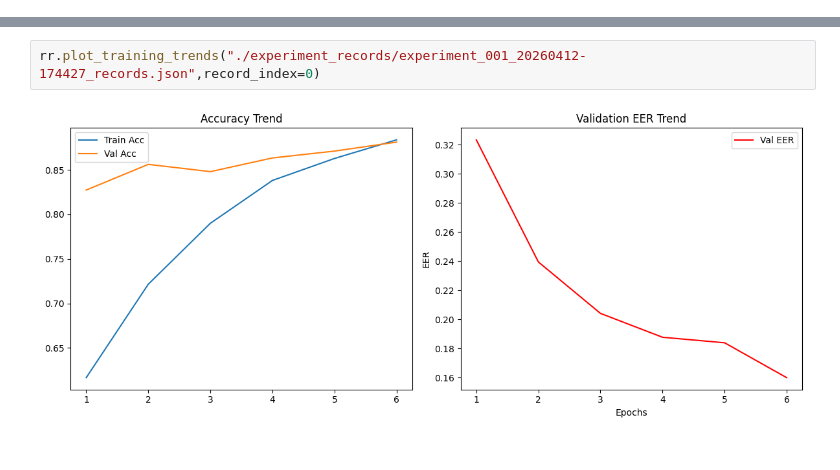
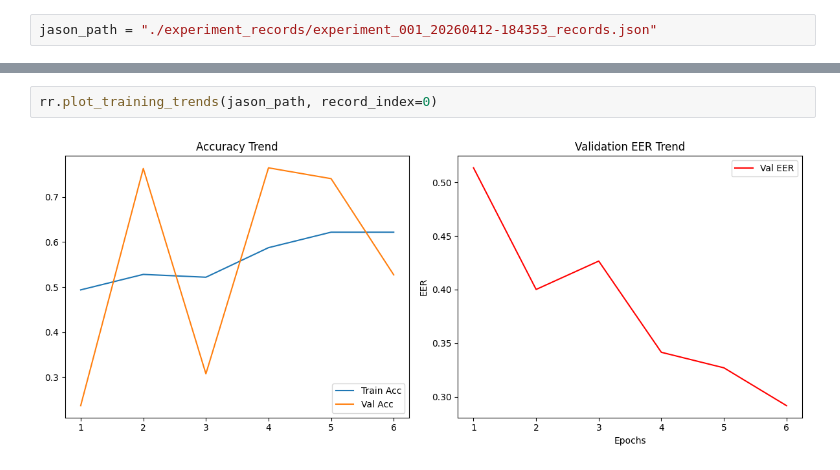
Before and after one commit to OussamaMadev/face-anti-spoofing-pipline, a Jupyter notebook: record_analyse.ipynb, the cells around one changed output, grey strips where cells are left out. Saved outputs shown, nothing was run; the diff lists cells and outputs as text.

Commit message:
add some record reader

```diff
--- a/record_analyse.ipynb
+++ b/record_analyse.ipynb
@@ -8,0 +7,2 @@ rr.parse_experiment_records("./experiment_records/experiment_001_20260412-174427
+# %%
+jason_path = "./experiment_records/experiment_001_20260412-184353_records.json"
@@ -9,4 +20,4 @@ rr.parse_experiment_records("./experiment_records/experiment_001_20260412-174427
 # %%
-rr.plot_training_trends("./experiment_records/experiment_001_20260412-174427_records.json",record_index=0)
+rr.plot_training_trends(jason_path, record_index=0)
 # %% [output]
-[figure, old version]
+[figure, new version]
```
Also changed, not shown: parts of 2 cells of this notebook, 9 other files.
